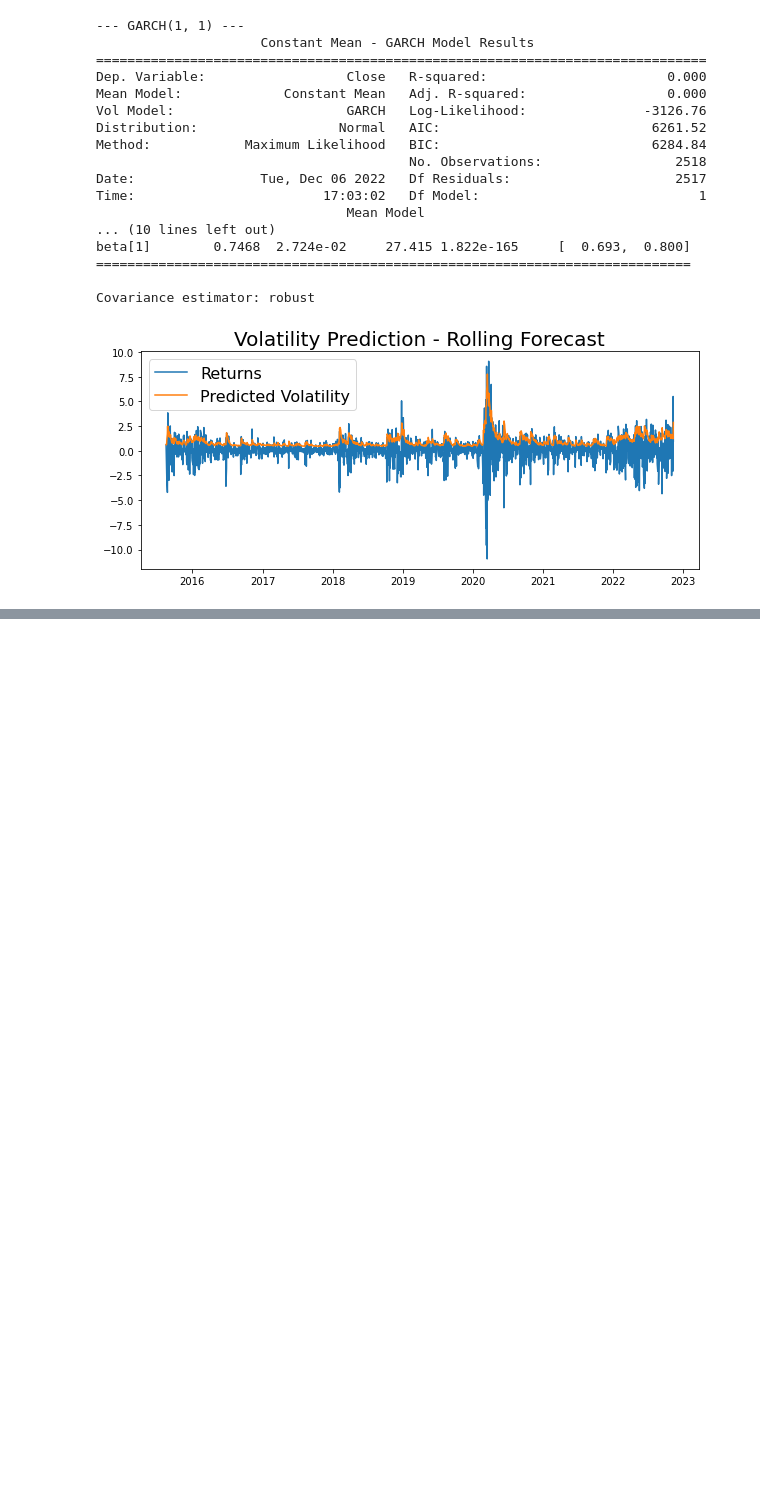
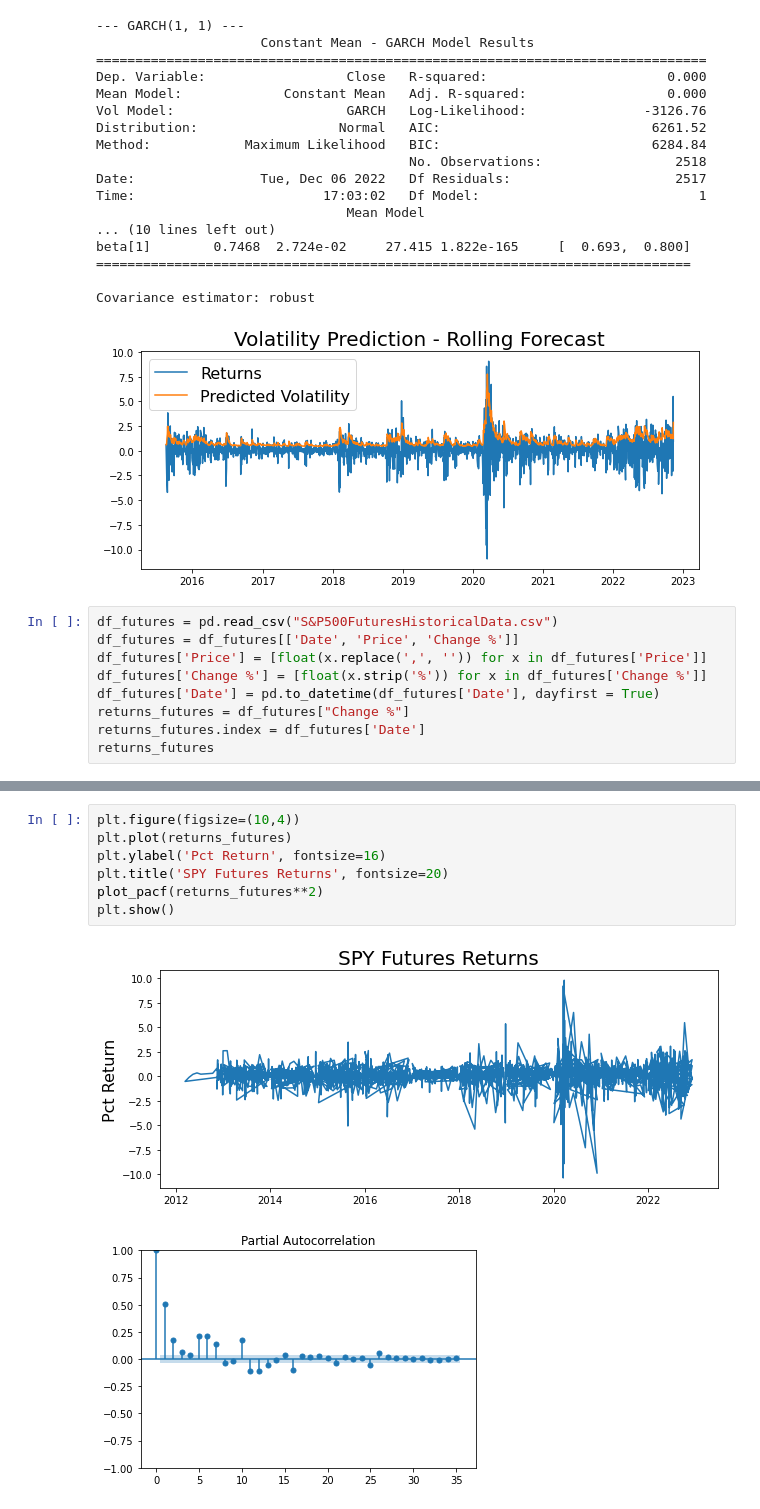
Before and after one commit to alexanderlerner/stats207project, a Jupyter notebook: garch_final.ipynb, the cells around one changed output, grey strips where cells are left out. Saved outputs shown, nothing was run; the diff lists cells and outputs as text; blank space fills up the shorter version.

Commit message:
added procedure for futures data

```diff
--- a/garch_final.ipynb
+++ b/garch_final.ipynb
@@ -125,3 +141,12 @@ beta[1]        0.7468  2.724e-02     27.415 1.822e-165     [  0.693,  0.800]
 
 Covariance estimator: robust
 [figure]
+# %%
+df_futures = pd.read_csv("S&P500FuturesHistoricalData.csv")
+df_futures = df_futures[['Date', 'Price', 'Change %']]
+df_futures['Price'] = [float(x.replace(',', '')) for x in df_futures['Price']]
+df_futures['Change %'] = [float(x.strip('%')) for x in df_futures['Change %']]
+df_futures['Date'] = pd.to_datetime(df_futures['Date'], dayfirst = True)
+returns_futures = df_futures["Change %"]
+returns_futures.index = df_futures['Date']
+returns_futures
@@ -127,0 +167,10 @@ Covariance estimator: robust
+# %%
+plt.figure(figsize=(10,4))
+plt.plot(returns_futures)
+plt.ylabel('Pct Return', fontsize=16)
+plt.title('SPY Futures Returns', fontsize=20)
+plot_pacf(returns_futures**2)
+plt.show()
+# %% [output]
+[figure, added]
+[figure, added]
```
Also changed, not shown: parts of 5 cells of this notebook.
